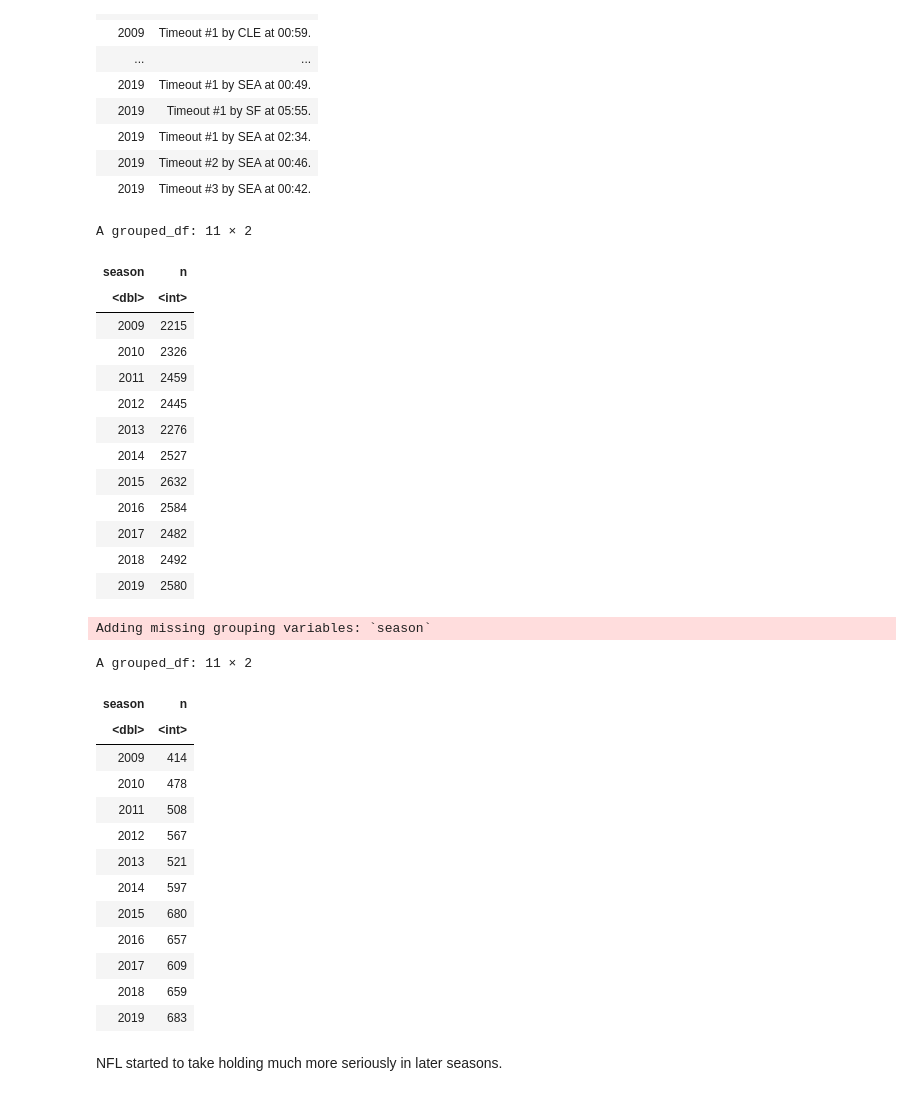
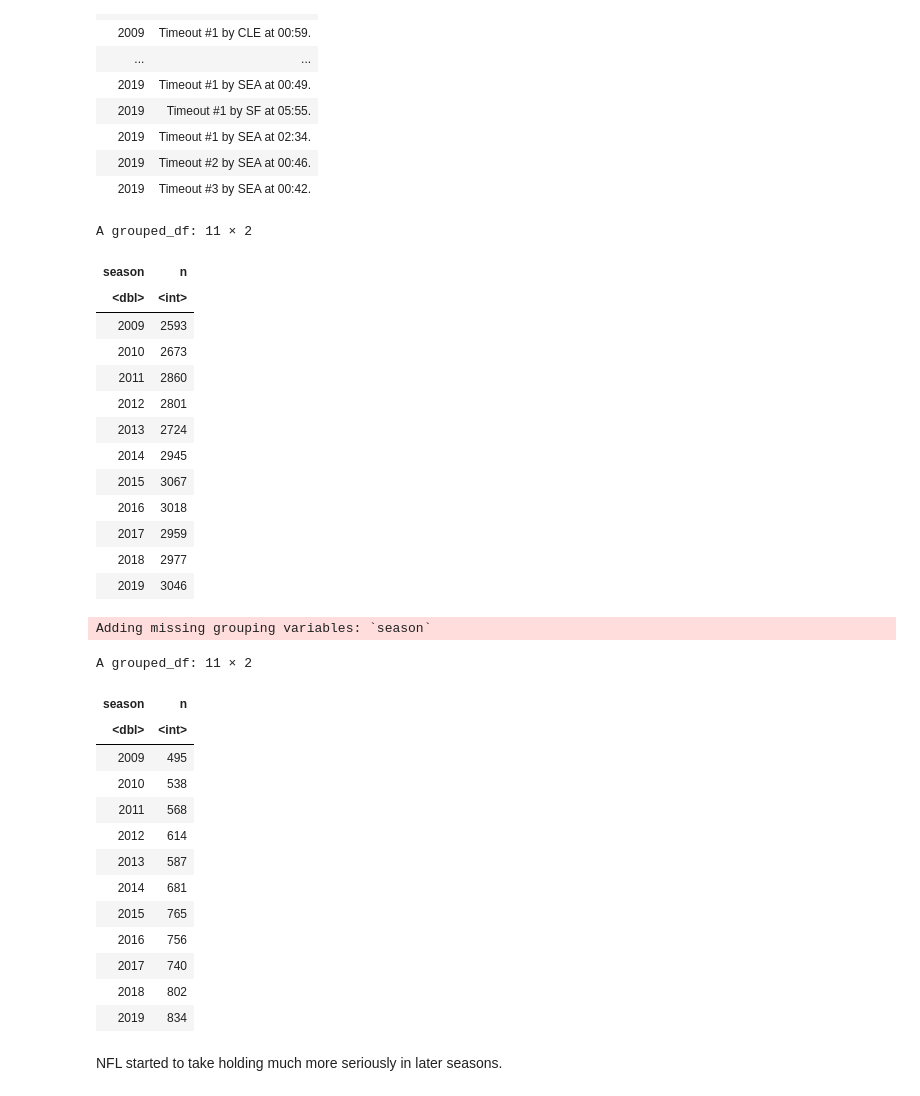
Before and after one commit to rennerm1/NFL-Data-Science-Project, a Jupyter notebook: playingaround.ipynb, the cells around one changed output. Saved outputs shown, nothing was run; the diff lists cells and outputs as text; code cells hidden in the pictures.

```diff
--- a/playingaround.ipynb
+++ b/playingaround.ipynb
@@ -121,29 +121,29 @@ A grouped_df: 19143 × 2
 # %%
 pbp_all_rp %>%
 group_by(season) %>%
-filter(play_type == "no_play", !str_detect(desc, "(Timeout)")) %>%
+filter(penalty == 1, !str_detect(desc, "(Timeout)")) %>%
 #select(desc) %>%
 count(season) -> pbp_all_flags
 pbp_all_flags
 # %% [output]
 A grouped_df: 11 × 2
 | season | n |
 | <dbl> | <int> |
-| 2009 | 2215 |
-| 2010 | 2326 |
-| 2011 | 2459 |
-| 2012 | 2445 |
-| 2013 | 2276 |
-| 2014 | 2527 |
-| 2015 | 2632 |
-| 2016 | 2584 |
-| 2017 | 2482 |
-| 2018 | 2492 |
-| 2019 | 2580 |
+| 2009 | 2593 |
+| 2010 | 2673 |
+| 2011 | 2860 |
+| 2012 | 2801 |
+| 2013 | 2724 |
+| 2014 | 2945 |
+| 2015 | 3067 |
+| 2016 | 3018 |
+| 2017 | 2959 |
+| 2018 | 2977 |
+| 2019 | 3046 |
 # %%
 pbp_all_rp %>%
 group_by(season) %>%
-filter(play_type == "no_play", !str_detect(desc, "(Timeout)"), str_detect(desc, "(Holding)")) %>%
+filter(penalty == 1, !str_detect(desc, "(Timeout)"), str_detect(desc, "(Holding)")) %>%
 select(desc) %>%
 count(season)
 # %% [output]
@@ -151,17 +151,17 @@ Adding missing grouping variables: `season`
 A grouped_df: 11 × 2
 | season | n |
 | <dbl> | <int> |
-| 2009 | 414 |
-| 2010 | 478 |
-| 2011 | 508 |
-| 2012 | 567 |
-| 2013 | 521 |
-| 2014 | 597 |
-| 2015 | 680 |
-| 2016 | 657 |
-| 2017 | 609 |
-| 2018 | 659 |
-| 2019 | 683 |
+| 2009 | 495 |
+| 2010 | 538 |
+| 2011 | 568 |
+| 2012 | 614 |
+| 2013 | 587 |
+| 2014 | 681 |
+| 2015 | 765 |
+| 2016 | 756 |
+| 2017 | 740 |
+| 2018 | 802 |
+| 2019 | 834 |
 # %% [markdown]
 NFL started to take holding much more seriously in later seasons.
 # %%
```
Also changed, not shown: parts of 4 cells of this notebook.
